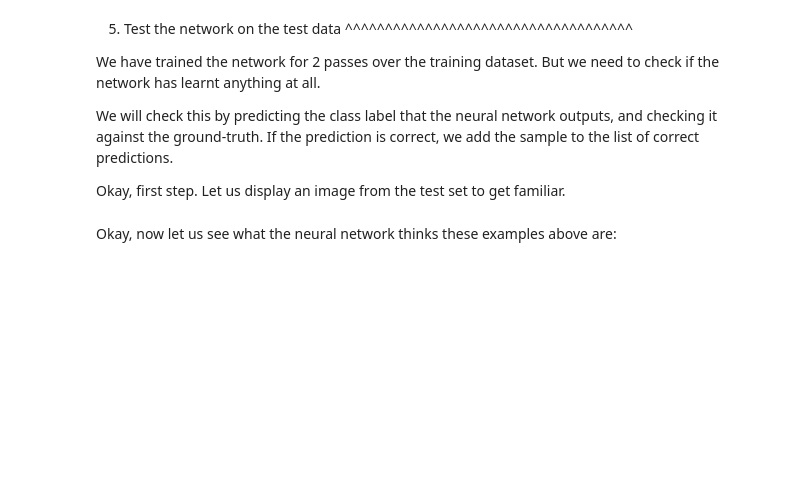
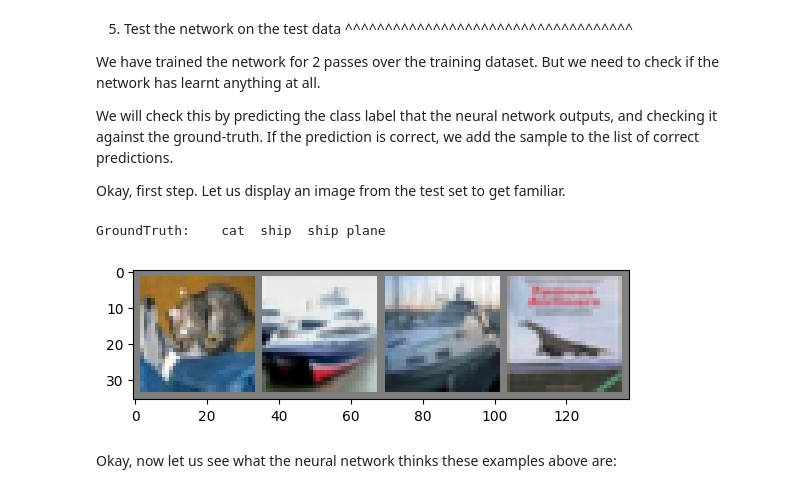
Before and after one commit to hoangvvthu/machine_learning, a Jupyter notebook: _downloads/cifar10_tutorial.ipynb, the cells around one changed output. Saved outputs shown, nothing was run; the diff lists cells and outputs as text; code cells hidden in the pictures; blank space fills up the shorter version.

```diff
--- a/_downloads/cifar10_tutorial.ipynb
+++ b/_downloads/cifar10_tutorial.ipynb
@@ -196,10 +239,13 @@ correct, we add the sample to the list of correct predictions.
 Okay, first step. Let us display an image from the test set to get familiar.
 # %%
 dataiter = iter(testloader)
-images, labels = dataiter.next()
+images, labels = next(dataiter)
 
 # print images
 imshow(torchvision.utils.make_grid(images))
 print('GroundTruth: ', ' '.join('%5s' % classes[labels[j]] for j in range(4)))
+# %% [output]
+GroundTruth:    cat  ship  ship plane
+[figure, added]
 # %% [markdown]
 Okay, now let us see what the neural network thinks these examples above are:
```
Also changed, not shown: parts of 8 cells of this notebook.
